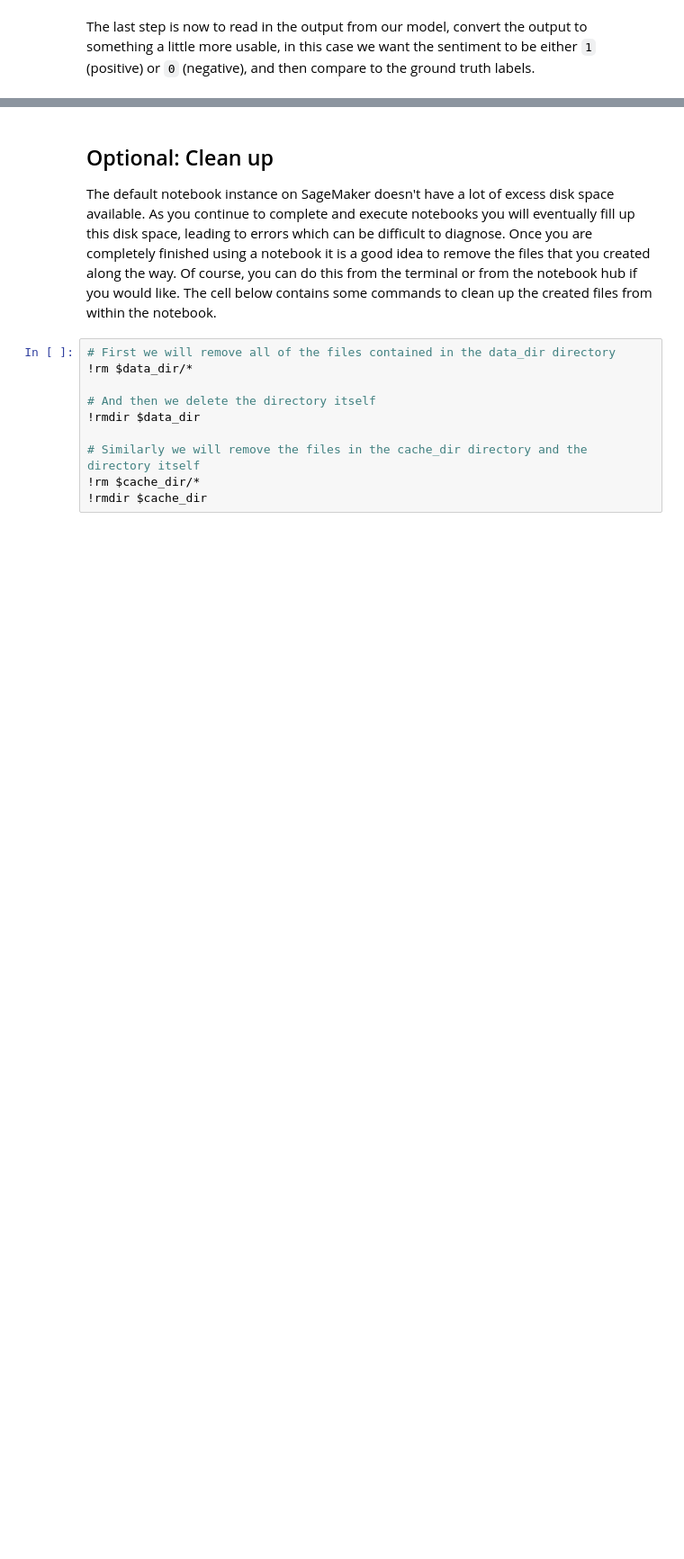
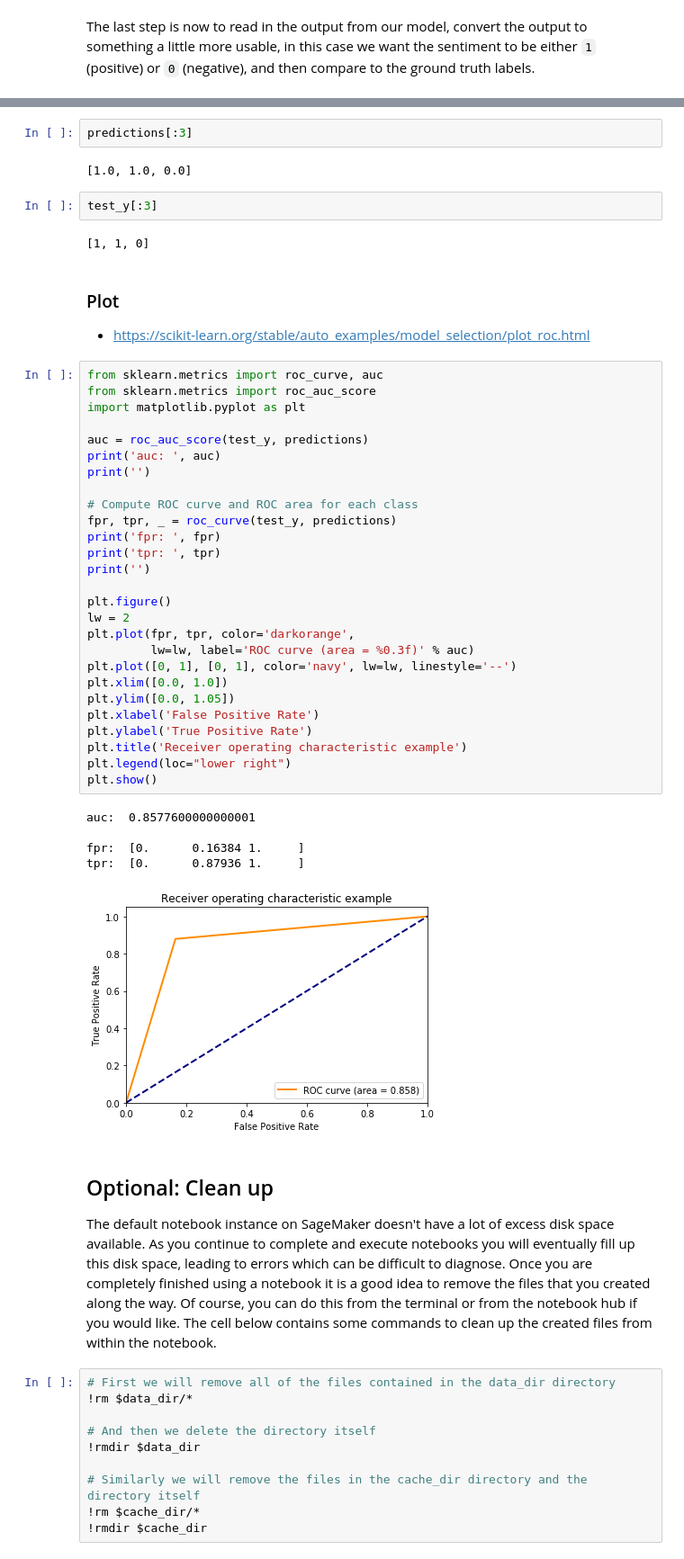
Before and after one commit to liangliang-yang/udacity-sagemaker-deployment, a Jupyter notebook: Mini-Projects/IMDB Sentiment Analysis - XGBoost (Batch Transform).ipynb, the cells around one changed output, grey strips where cells are left out. Shown at 90% size. Cells and saved outputs as stored; diff of their text form; blank space fills up the shorter version.

```diff
--- a/Mini-Projects/IMDB Sentiment Analysis - XGBoost (Batch Transform).ipynb
+++ b/Mini-Projects/IMDB Sentiment Analysis - XGBoost (Batch Transform).ipynb
@@ -533,3 +536,47 @@ accuracy_score(test_y, predictions)
+# %%
+predictions[:3]
+# %% [output]
+[1.0, 1.0, 0.0]
+# %%
+test_y[:3]
+# %% [output]
+[1, 1, 0]
+# %% [markdown]
+### Plot
+* https://scikit-learn.org/stable/auto_examples/model_selection/plot_roc.html
+# %%
+from sklearn.metrics import roc_curve, auc
+from sklearn.metrics import roc_auc_score
+import matplotlib.pyplot as plt
+
+auc = roc_auc_score(test_y, predictions)
+print('auc: ', auc)
+print('')
+
+# Compute ROC curve and ROC area for each class
+fpr, tpr, _ = roc_curve(test_y, predictions)
+print('fpr: ', fpr)
+print('tpr: ', tpr)
+print('')
+
+plt.figure()
+lw = 2
+plt.plot(fpr, tpr, color='darkorange',
+         lw=lw, label='ROC curve (area = %0.3f)' % auc)
+plt.plot([0, 1], [0, 1], color='navy', lw=lw, linestyle='--')
+plt.xlim([0.0, 1.0])
+plt.ylim([0.0, 1.05])
+plt.xlabel('False Positive Rate')
+plt.ylabel('True Positive Rate')
+plt.title('Receiver operating characteristic example')
+plt.legend(loc="lower right")
+plt.show()
+# %% [output]
+auc:  0.8577600000000001
+
+fpr:  [0.      0.16384 1.     ]
+tpr:  [0.      0.87936 1.     ]
+[figure, added]
 # %% [markdown]
 ## Optional: Clean up
 
```
Also changed, not shown: parts of 17 cells of this notebook, 2 other files.
